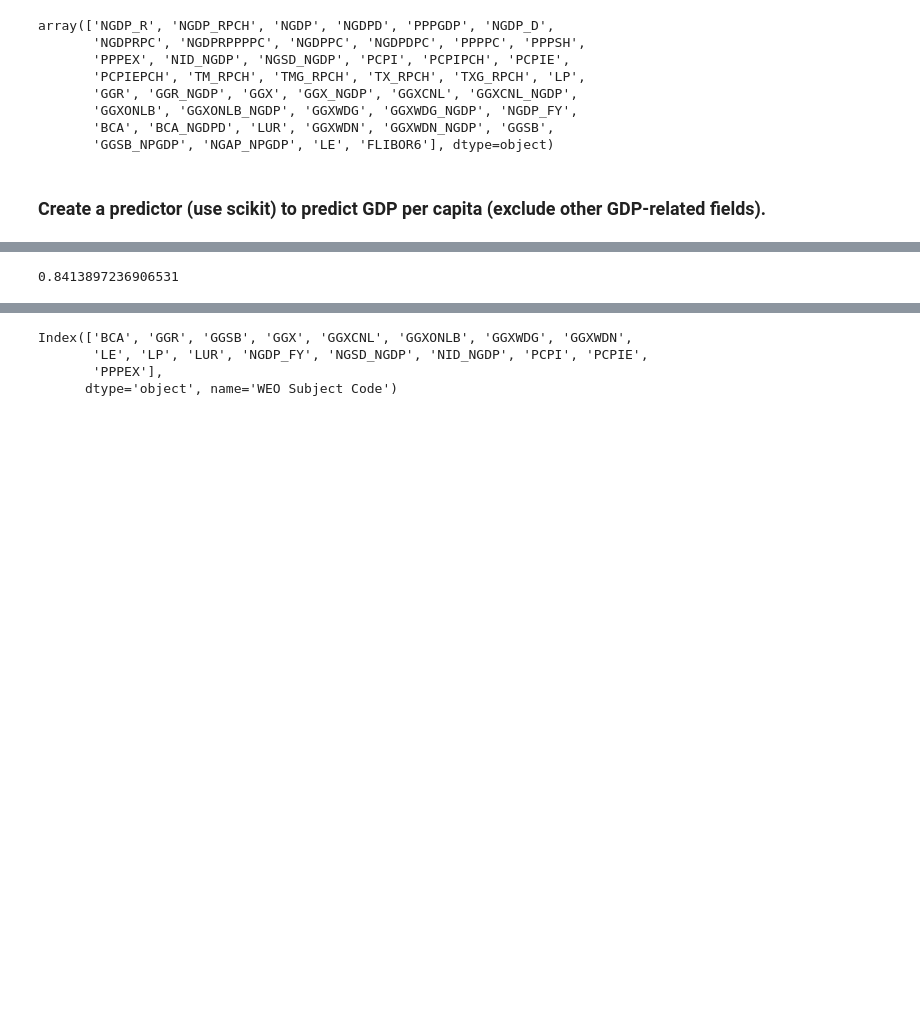
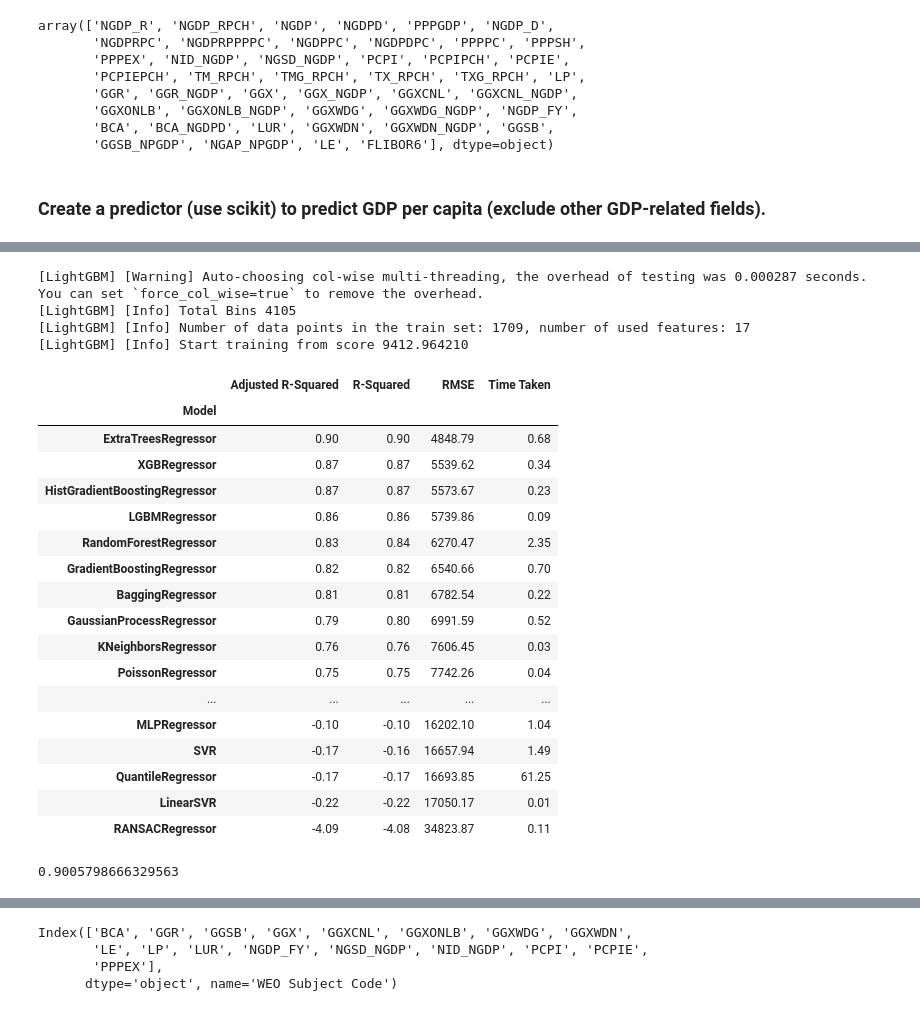
Before and after one commit to jimmykamau/gdp_predictor, a Jupyter notebook: notebook/gdp.ipynb, the cells around one changed output, grey strips where cells are left out. Saved outputs shown, nothing was run; the diff lists cells and outputs as text; code cells hidden in the pictures; blank space fills up the shorter version.

Commit message:
Improve model

```diff
--- a/notebook/gdp.ipynb
+++ b/notebook/gdp.ipynb
@@ -264,21 +272,65 @@ df2_gdppc
+# %%
+from sklearn.neighbors import LocalOutlierFactor
+
+# identify outliers in the training dataset
+lof = LocalOutlierFactor()
+yhat = lof.fit_predict(X)
+
+# select all rows that are not outliers
+mask = yhat != -1
+X, y = X[mask], y[mask]
 # %%
-# Create test and train data
+from sklearn.preprocessing import OrdinalEncoder, MaxAbsScaler
 from sklearn.model_selection import train_test_split
 
-X = df2_gdppc.drop("NGDPDPC", axis=1)
-y = df2_gdppc["NGDPDPC"]
-
+encoder = OrdinalEncoder().fit(X)
+encoded_X = encoder.transform(X)
+scaler = MaxAbsScaler().fit(encoded_X)
+scaled_X = scaler.transform(encoded_X)
 X_train, X_test, y_train, y_test = train_test_split(
-    X, y, train_size=0.2, random_state=27
+    scaled_X, y, train_size=0.2, random_state=27
 )
+# %%
+# Check for best model
+
+from lazypredict.Supervised import LazyRegressor
+
+clf = LazyRegressor(predictions=True, ignore_warnings=False)
+
+models, predictions = clf.fit(X_train, X_test, y_train, y_test)
+models
+# %% [output]
+[LightGBM] [Warning] Auto-choosing col-wise multi-threading, the overhead of testing was 0.000287 seconds.
+You can set `force_col_wise=true` to remove the overhead.
+[LightGBM] [Info] Total Bins 4105
+[LightGBM] [Info] Number of data points in the train set: 1709, number of used features: 17
+[LightGBM] [Info] Start training from score 9412.964210
+|  | Adjusted R-Squared | R-Squared | RMSE | Time Taken |
+| Model |  |  |  |  |
+| ExtraTreesRegressor | 0.90 | 0.90 | 4848.79 | 0.68 |
+| XGBRegressor | 0.87 | 0.87 | 5539.62 | 0.34 |
+| HistGradientBoostingRegressor | 0.87 | 0.87 | 5573.67 | 0.23 |
+| LGBMRegressor | 0.86 | 0.86 | 5739.86 | 0.09 |
+| RandomForestRegressor | 0.83 | 0.84 | 6270.47 | 2.35 |
+| GradientBoostingRegressor | 0.82 | 0.82 | 6540.66 | 0.70 |
+| BaggingRegressor | 0.81 | 0.81 | 6782.54 | 0.22 |
+| GaussianProcessRegressor | 0.79 | 0.80 | 6991.59 | 0.52 |
+| KNeighborsRegressor | 0.76 | 0.76 | 7606.45 | 0.03 |
+| PoissonRegressor | 0.75 | 0.75 | 7742.26 | 0.04 |
+| ... | ... | ... | ... | ... |
+| MLPRegressor | -0.10 | -0.10 | 16202.10 | 1.04 |
+| SVR | -0.17 | -0.16 | 16657.94 | 1.49 |
+| QuantileRegressor | -0.17 | -0.17 | 16693.85 | 61.25 |
+| LinearSVR | -0.22 | -0.22 | 17050.17 | 0.01 |
+| RANSACRegressor | -4.09 | -4.08 | 34823.87 | 0.11 |
 # %%
-from sklearn.ensemble import RandomForestRegressor
+from sklearn.ensemble import ExtraTreesRegressor
 
-model = RandomForestRegressor()
+model = ExtraTreesRegressor()
 model.fit(X_train, y_train)
 model.score(X_test, y_test)
 # %% [output]
-0.8413897236906531
+0.9005798666329563
 # %%
 # Show prediction error (MSE) on the training and the testing data sets.
 
```
Also changed, not shown: parts of 10 cells of this notebook, 2 other files.
